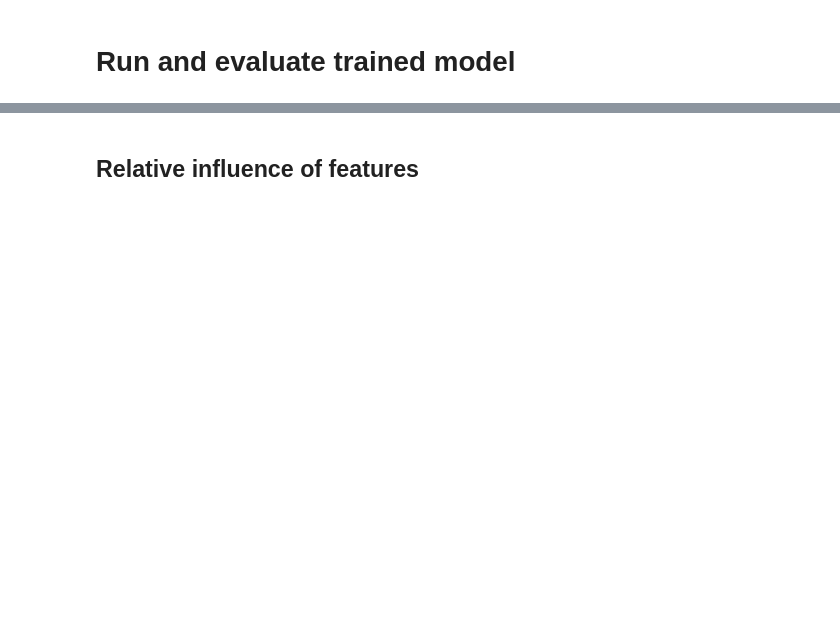
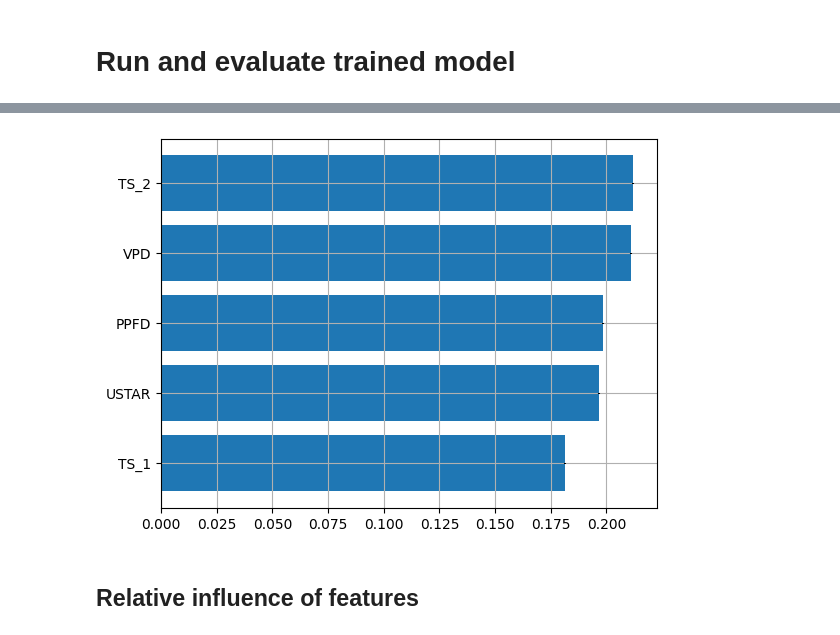
Before and after one commit to June-Skeeter/NN_Applications, a Jupyter notebook: NN_for_EC.ipynb, the cells around one changed output, grey strips where cells are left out. Cells and saved outputs as stored; diff of their text form; code cells hidden in the pictures; blank space fills up the shorter version.

```diff
--- a/NN_for_EC.ipynb
+++ b/NN_for_EC.ipynb
@@ -203,3 +207,16 @@ Run Time:
+# %%
+RF_RI = pd.read_csv('Noisy_Data/random_forest_RI.csv',index_col=[0])
+
+mod = ''
+
+RF_RI = RF_RI.sort_values(by = f'RI{mod}_bar')
+
+
+fig,ax=plt.subplots()
+ax.barh(RF_RI.index,RF_RI[f'RI{mod}_bar'],yerr=RF_RI[f'RI{mod}_CI95'])
+ax.grid()
+# %% [output]
+[figure, added]
 # %% [markdown]
 ## Relative influence of features
 # %%
```
Also changed, not shown: parts of 7 cells of this notebook, 13 other files.
